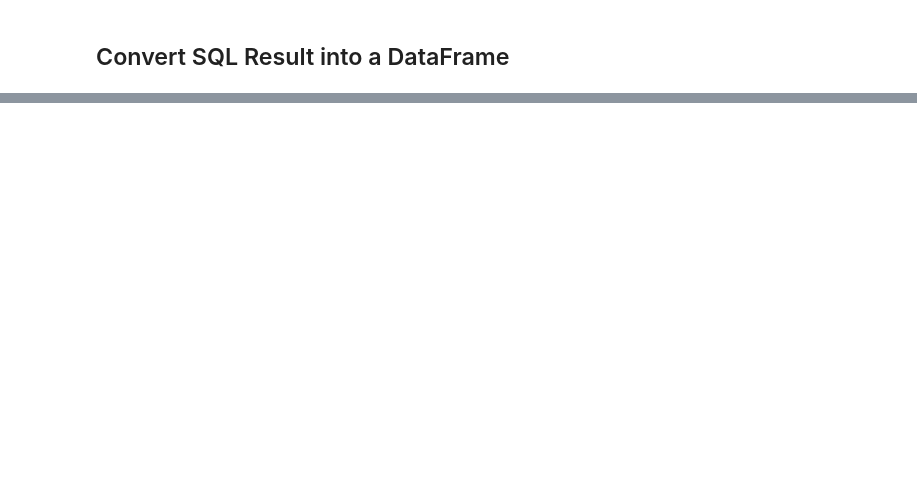
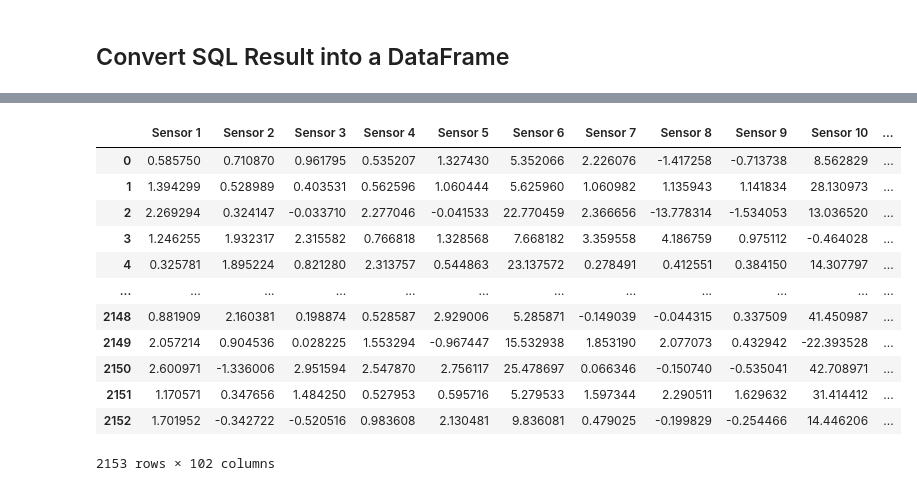
Before and after one commit to hypergalois/MachineFailurePrediction, a Jupyter notebook: 1.Importing.ipynb, the cells around one changed output, grey strips where cells are left out. Saved outputs shown, nothing was run; the diff lists cells and outputs as text; code cells hidden in the pictures; blank space fills up the shorter version.

Commit message:
Refactor data importing logic in the notebook for improved clarity and efficiency

```diff
--- a/1.Importing.ipynb
+++ b/1.Importing.ipynb
@@ -123,0 +194,29 @@ df.head()
+# %%
+ALL_DATA_STATEMENT = '''
+    SELECT
+        *
+    FROM
+        scoring
+'''
+# %%
+res = cur.execute(ALL_DATA_STATEMENT)
+data = res.fetchall()
+# %%
+cols = np.array(cur.description)[:, 0]
+df = pd.DataFrame(data, columns=cols)
+# %%
+df
+# %% [output]
+|  | Sensor 1 | Sensor 2 | Sensor 3 | Sensor 4 | Sensor 5 | Sensor 6 | Sensor 7 | Sensor 8 | Sensor 9 | Sensor 10 | ... |
+| 0 | 0.585750 | 0.710870 | 0.961795 | 0.535207 | 1.327430 | 5.352066 | 2.226076 | -1.417258 | -0.713738 | 8.562829 | ... |
+| 1 | 1.394299 | 0.528989 | 0.403531 | 0.562596 | 1.060444 | 5.625960 | 1.060982 | 1.135943 | 1.141834 | 28.130973 | ... |
+| 2 | 2.269294 | 0.324147 | -0.033710 | 2.277046 | -0.041533 | 22.770459 | 2.366656 | -13.778314 | -1.534053 | 13.036520 | ... |
+| 3 | 1.246255 | 1.932317 | 2.315582 | 0.766818 | 1.328568 | 7.668182 | 3.359558 | 4.186759 | 0.975112 | -0.464028 | ... |
+| 4 | 0.325781 | 1.895224 | 0.821280 | 2.313757 | 0.544863 | 23.137572 | 0.278491 | 0.412551 | 0.384150 | 14.307797 | ... |
+| ... | ... | ... | ... | ... | ... | ... | ... | ... | ... | ... | ... |
+| 2148 | 0.881909 | 2.160381 | 0.198874 | 0.528587 | 2.929006 | 5.285871 | -0.149039 | -0.044315 | 0.337509 | 41.450987 | ... |
+| 2149 | 2.057214 | 0.904536 | 0.028225 | 1.553294 | -0.967447 | 15.532938 | 1.853190 | 2.077073 | 0.432942 | -22.393528 | ... |
+| 2150 | 2.600971 | -1.336006 | 2.951594 | 2.547870 | 2.756117 | 25.478697 | 0.066346 | -0.150740 | -0.535041 | 42.708971 | ... |
+| 2151 | 1.170571 | 0.347656 | 1.484250 | 0.527953 | 0.595716 | 5.279533 | 1.597344 | 2.290511 | 1.629632 | 31.414412 | ... |
+| 2152 | 1.701952 | -0.342722 | -0.520516 | 0.983608 | 2.130481 | 9.836081 | 0.479025 | -0.199829 | -0.254466 | 14.446206 | ... |
+2153 rows × 102 columns
```
Also changed, not shown: parts of 8 cells of this notebook.
